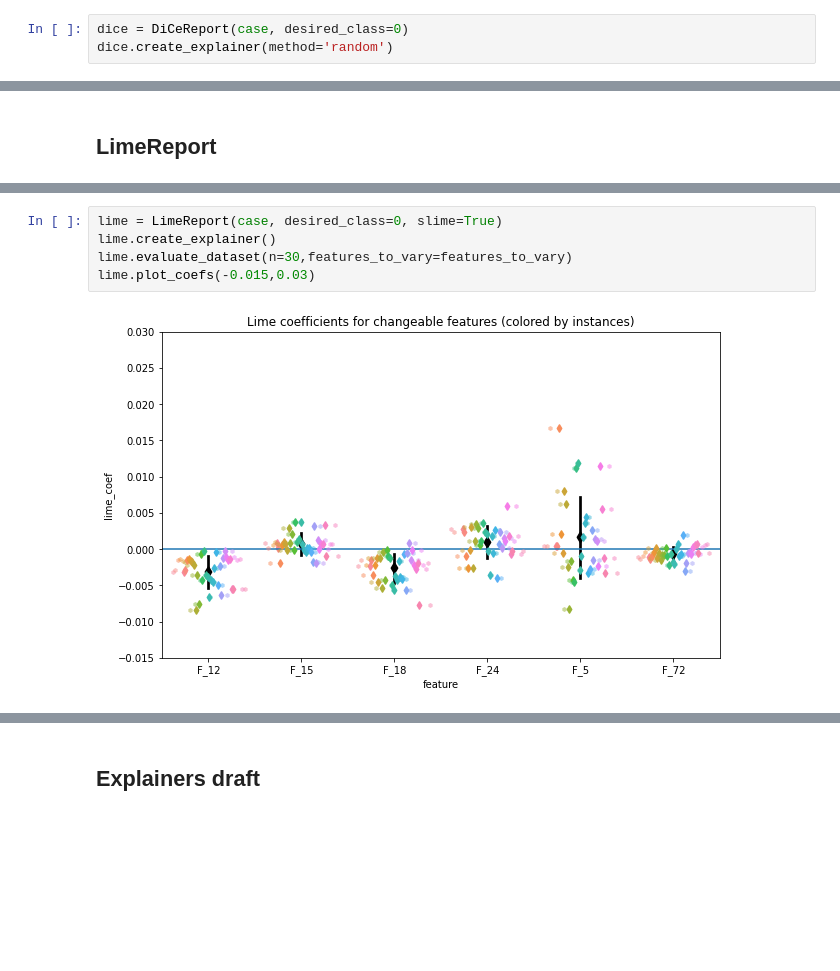
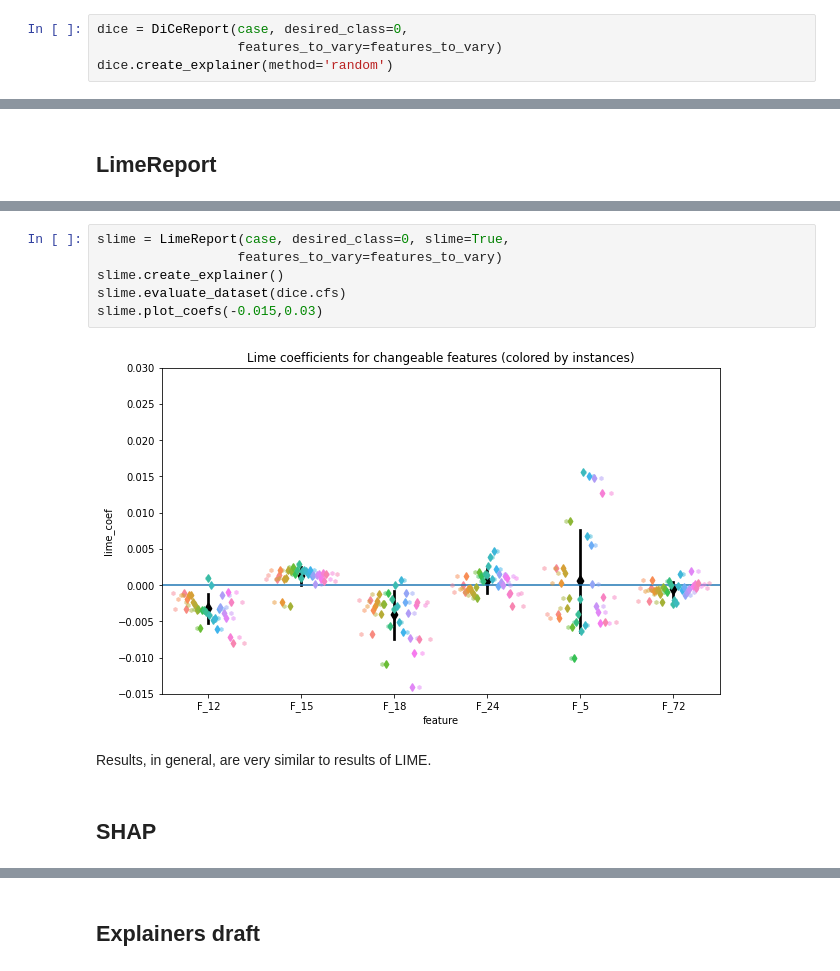
Before and after one commit to KseniaKingsep/interpretable-ml-risks, a Jupyter notebook: notebooks/1_2_CaseCI.ipynb, the cells around one changed output, grey strips where cells are left out. Saved outputs shown, nothing was run; the diff lists cells and outputs as text; blank space fills up the shorter version.

```diff
--- a/notebooks/1_2_CaseCI.ipynb
+++ b/notebooks/1_2_CaseCI.ipynb
@@ -95,7 +95,8 @@ F_15, F_72 (PDP-plot)
 # %%
 features_to_vary = ['F_5', 'F_12', 'F_24', 'F_18', 'F_15', 'F_72']
 # %%
-dice = DiCeReport(case, desired_class=0)
+dice = DiCeReport(case, desired_class=0,
+                  features_to_vary=features_to_vary)
 dice.create_explainer(method='random')
 # %%
 # example for one instance
@@ -168,7 +175,12 @@ At the same time, for F_18 and F_12 coefficients are negative, and it doesn't su
 # %%
-lime = LimeReport(case, desired_class=0, slime=True)
-lime.create_explainer()
-lime.evaluate_dataset(n=30,features_to_vary=features_to_vary)
-lime.plot_coefs(-0.015,0.03)
+slime = LimeReport(case, desired_class=0, slime=True,
+                  features_to_vary=features_to_vary)
+slime.create_explainer()
+slime.evaluate_dataset(dice.cfs)
+slime.plot_coefs(-0.015,0.03)
 # %% [output]
-[figure, old version]
+[figure, new version]
+# %% [markdown]
+Results, in general, are very similar to results of LIME.
+# %% [markdown]
+## SHAP
```
Also changed, not shown: parts of 21 cells of this notebook, 1 other file.
